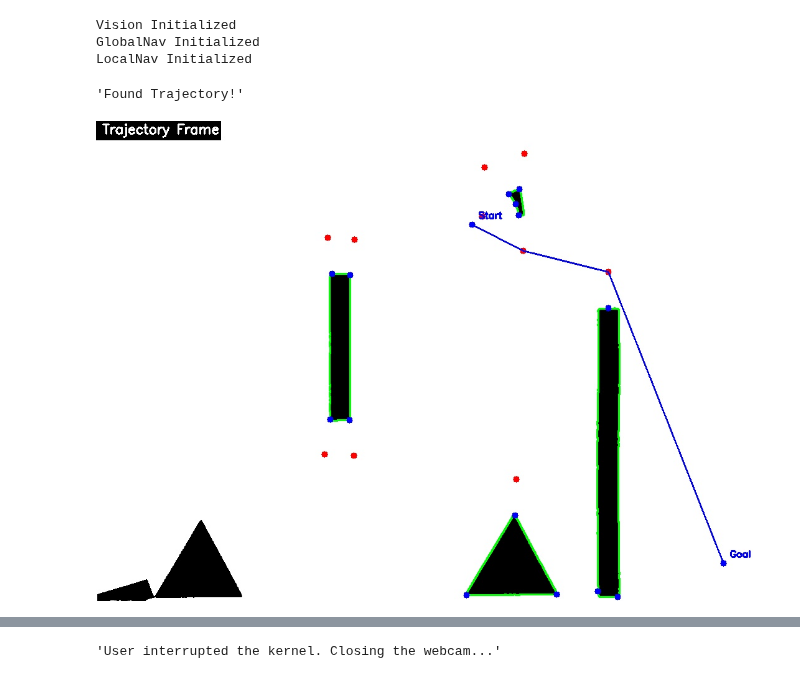
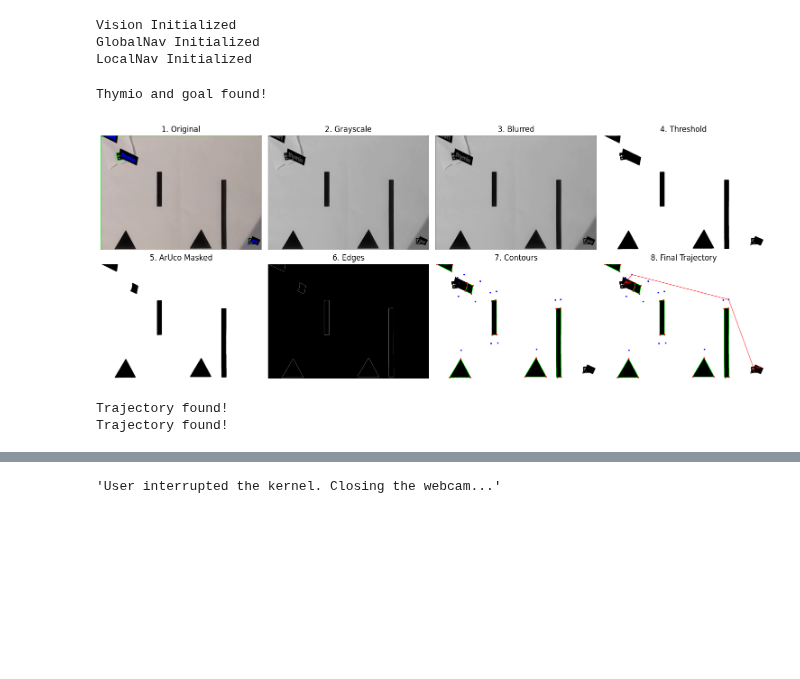
Before and after one commit to rayangdn/thymio-epfl, a Jupyter notebook: group_T46_report.ipynb, the cells around one changed output, grey strips where cells are left out. Saved outputs shown, nothing was run; the diff lists cells and outputs as text; code cells hidden in the pictures; blank space fills up the shorter version.

```diff
--- a/group_T46_report.ipynb
+++ b/group_T46_report.ipynb
@@ -110,7 +129,6 @@ vision = Vision(
     scale_factor=scale_factor,
     world_width=world_width,
     world_height=world_height
-
 )
 global_nav = GlobalNav(
     world_width=world_width,
@@ -136,6 +154,12 @@ local_nav = LocalNav(
     weight_left=weight_left,
     weight_right=weight_right
 )
+
+ekf = ExtendedKalmanFilter(
+    process_noise=process_noise,
+    measurement_noise_covered=measurement_noise_covered,
+    measurement_noise_uncovered=measurement_noise_uncovered
+)
 # %% [output]
 Vision Initialized
 GlobalNav Initialized
@@ -143,43 +167,44 @@ LocalNav Initialized
 # %%
 # Global variables
 got_trajectory = False
 trajectory_frame = None
 trajectory_pos = None
 obstacles_pos = None
 thymio_init_pos = None
 thymio_init_orientation = None
 
 try:
     # Try connecting to the webcam
     display(f"Trying to connect to device {webcam_device_id}...")
     if not vision.connect_webcam():
         display("Could not find webcam on any device ID. Please check connection.")
         exit(1)
     else:
         display(f"Successfully connected to device {webcam_device_id}")
+
+    print("Getting trajectory...")
     while not got_trajectory:
         original_frame, process_frame, thymio_init_pos, thymio_init_orientation, goal_pos, found_thymio, found_goal = vision.get_frame()
+        utils.display_frames(original_frame, process_frame, None)
+        if found_thymio and found_goal:
+            print("Thymio and goal found!")
+            trajectory_frame, trajectory_pos, obstacles_pos, got_trajectory = global_nav.get_trajectory(process_frame, thymio_init_pos, goal_pos)
+            print("Trajectory found!")
+            ekf.initialize_state(np.array([thymio_init_pos[0], thymio_init_pos[1], thymio_init_orientation, 0.0, 0.0])) # x, y, theta, v, omega
+            ekf.set_mode(covered=False) # Start in uncovered mode
 
-        if found_thymio and found_goal:
-            trajectory_frame, trajectory_pos, obstacles_pos, got_trajectory = global_nav.get_trajectory(process_frame, thymio_init_pos, goal_pos)
-
-        utils.display_frames(original_frame, process_frame, None)
         time.sleep(dt)
-
 except KeyboardInterrupt:
     display("User interrupted the kernel. Closing the webcam...")
 
 finally:
     # Release resources
     vision.cleanup_webcam()
-    time.sleep(1)
-    if got_trajectory:
-        display("Found Trajectory!")
-    time.sleep(1)
-    utils.display_frames(None, None, trajectory_frame)
 # %% [output]
-'Found Trajectory!'
+Thymio and goal found!
-[figure, old version]
+[figure, new version]
+Trajectory found!
+Trajectory found!
 # %%
 if got_trajectory:
     obstacles_rounded = {k: np.round(v, 1) for k, v in obstacles_pos.items()}
```
Also changed, not shown: parts of 7 cells of this notebook, 10 other files.
